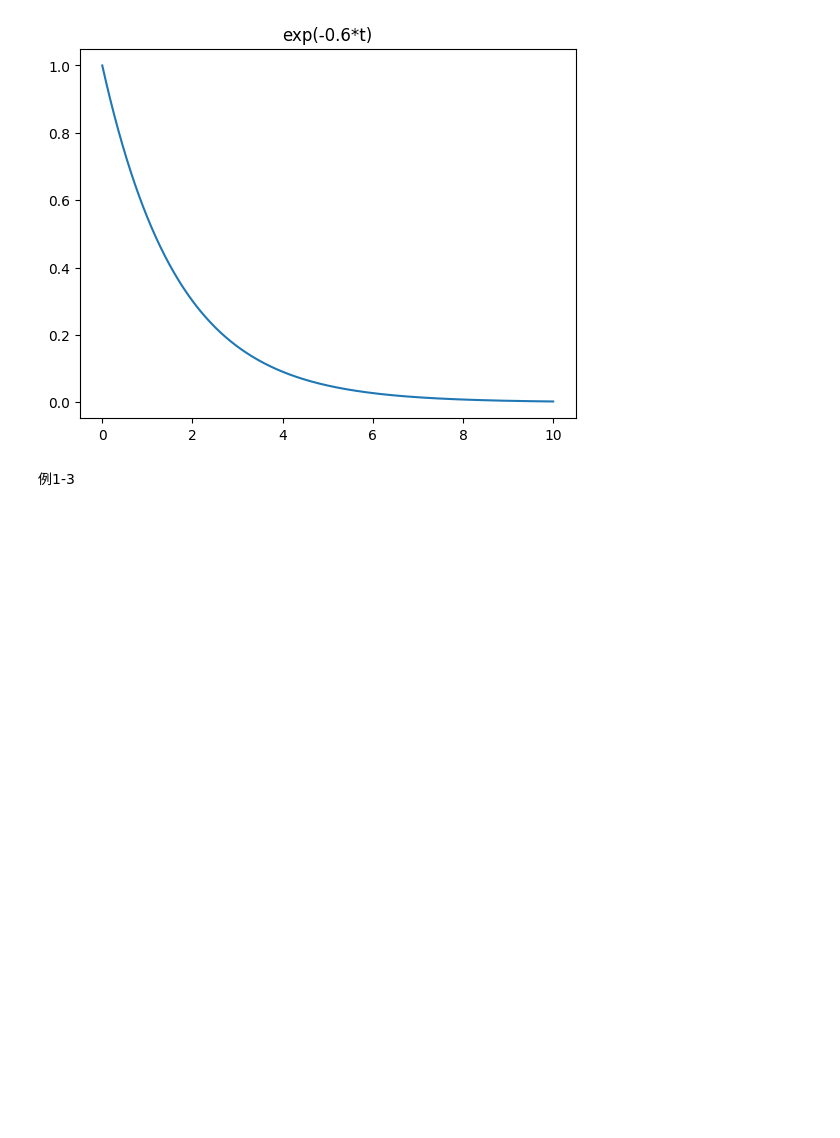
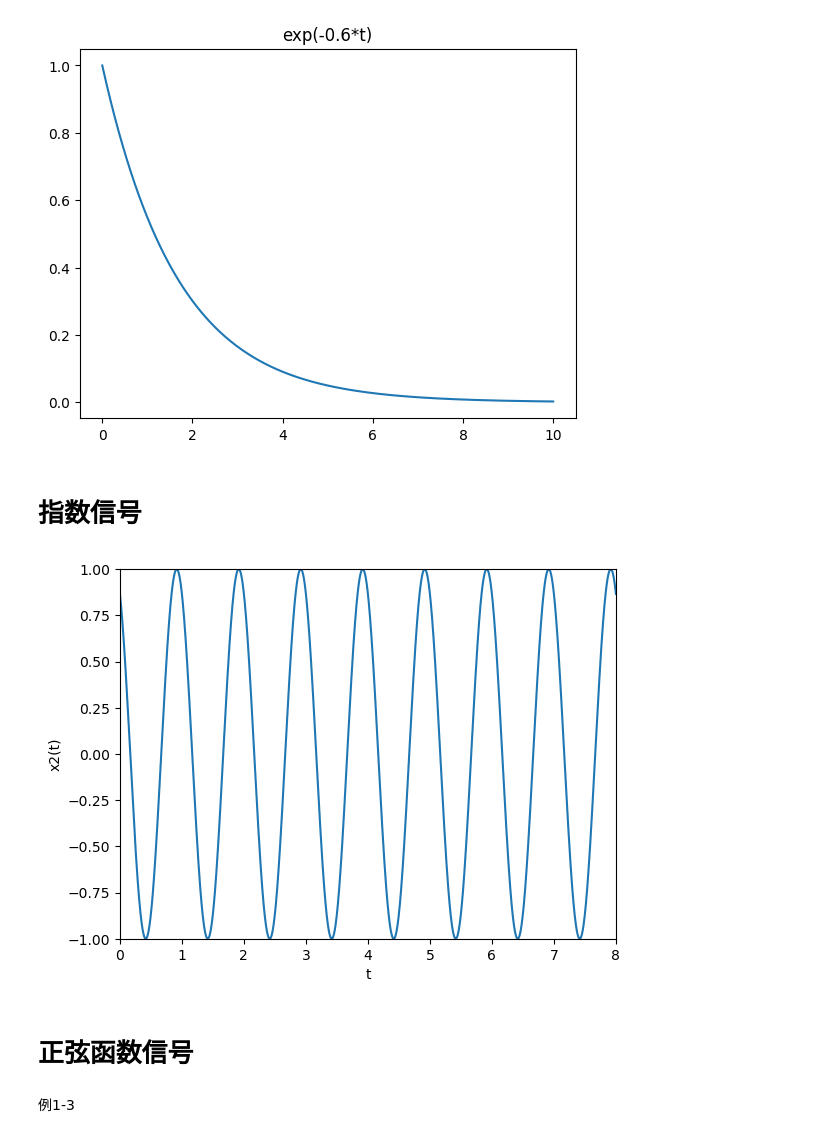
Before and after one commit to code-died/code, a Jupyter notebook: function.ipynb, the cells around one changed output. Drawn from its saved outputs; the diff is of its cells as text; code cells hidden in the pictures; blank space fills up the shorter version.

```diff
--- a/function.ipynb
+++ b/function.ipynb
@@ -10,6 +10,33 @@ plt.plot(t, x1)
 plt.show()
 # %% [output]
 [figure]
+# %% [markdown]
+# 指数信号
+# %%
+import numpy as np
+import matplotlib.pyplot as plt
+
+# 定义参数
+A = 1
+w0 = 2 * np.pi
+phi = np.pi / 6
+
+# 定义时间轴：和Matlab的 t=0:0.001:8 对应
+t = np.linspace(0, 8, 8001)  # 8001个点对应步长0.001
+
+# 计算信号
+x2 = A * np.cos(w0 * t + phi)
+
+# 绘图
+plt.xlabel('t')
+plt.ylabel('x2(t)')
+plt.plot(t, x2)
+plt.axis([0, 8, -1, 1])  # 设置坐标轴范围
+plt.show()
+# %% [output]
+[figure, added]
+# %% [markdown]
+# 正弦函数信号
 # %% [markdown]
 例1-3
 # %%
```
Also changed, not shown: parts of 6 cells of this notebook, 1 other file.
